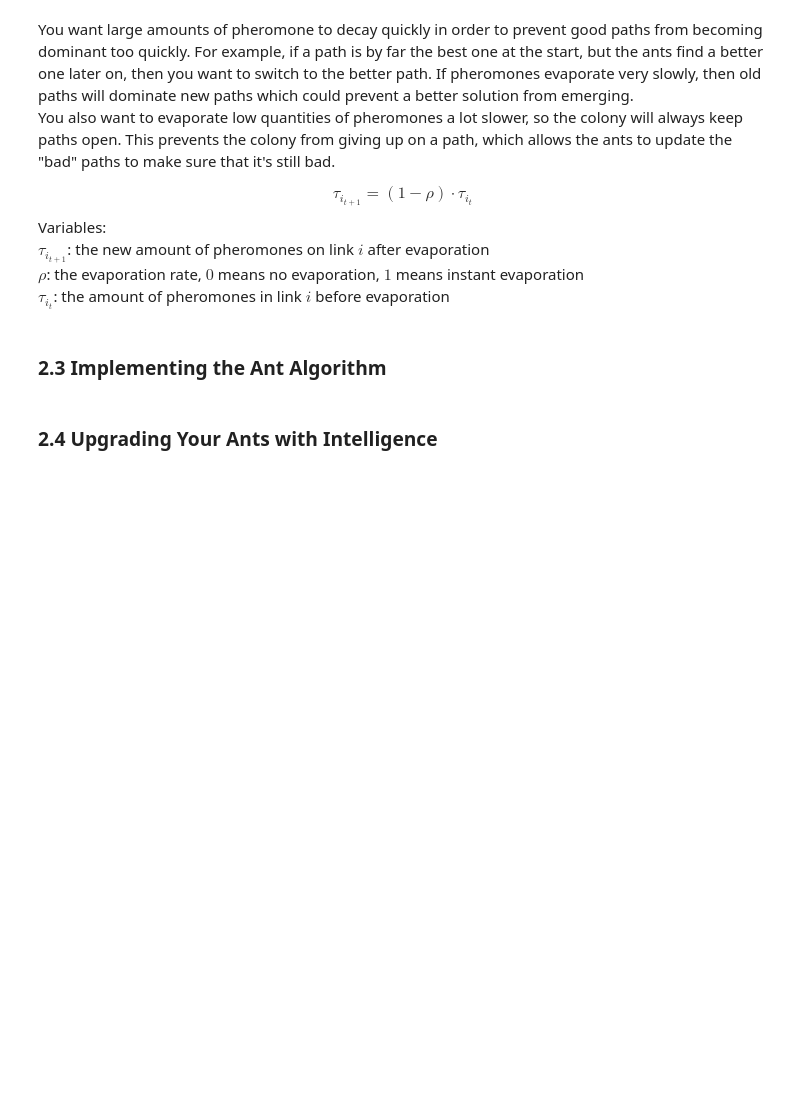
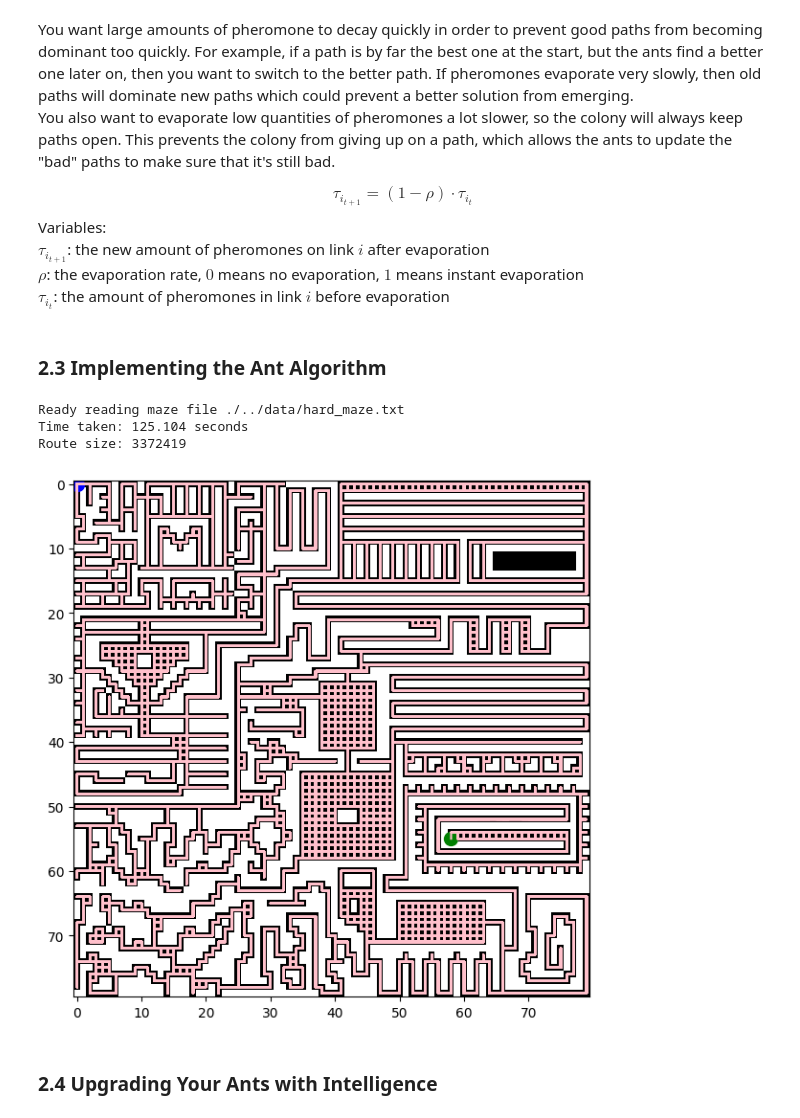
Before and after one commit to Eliminator1357/CI-ACOGA, a Jupyter notebook: src/Main.ipynb, the cells around one changed output. Drawn from its saved outputs; the diff is of its cells as text; code cells hidden in the pictures; blank space fills up the shorter version.

```diff
--- a/src/Main.ipynb
+++ b/src/Main.ipynb
@@ -176,7 +335,7 @@ class StandardAnt:
     @param maze: the Maze where the ant will try to find a route
     @param path_specification: the PathSpecification consisting of a start and an end coordinate
     """
-    def __init__(self, maze, path_specification):
+    def __init__(self, maze: Maze, path_specification: PathSpecification):
         self.maze = maze
         self.start = path_specification.get_start()
         self.end = path_specification.get_end()
@@ -187,6 +346,19 @@ class StandardAnt:
     Method that performs a single complete run through the maze by the ant
     @return the route found by the ant
     """
-    def find_route(self):
+    def find_route1(self):
         route = Route(self.start)
-        pass
+        # go to the next step until you find the end coordinate
+        while self.current_position != self.end:
+            surroundings = self.maze.get_surrounding_pheromone(self.current_position)
+            # take a random direction, but weighted by pheromone quantity
+            p = [0,0,0,0]
+            for i in range(4):
+                p[i] = surroundings.get(Direction(i))
+
+            idx = self.rand.choices([0, 1, 2, 3], weights=p, k=1)[0]
+            next_step = Direction(idx)
+            route.add(next_step)
+            self.current_position = self.current_position.add_direction(next_step)
+
+        return route
@@ -362,22 +422,31 @@ class AntColonyOptimization:
 # %%
 # Please keep your parameters for the ACO easily changeable here
-gen = 1
-no_gen = 1
+ants_per_gen = 1
+no_generations = 1
 q = 1600
 evap = 0.1
 
+maze_types = ["easy","medium","hard","insane","toy"]
+maze_type = maze_types[2]
 # Construct the optimization objects
-maze = Maze.create_maze("./../data/hard_maze.txt")
-spec = PathSpecification.read_coordinates("./../data/hard_coordinates.txt")
-aco = AntColonyOptimization(maze, gen, no_gen, q, evap)
+maze = Maze.create_maze(f"./../data/{maze_type}_maze.txt")
+spec = PathSpecification.read_coordinates(f"./../data/{maze_type}_coordinates.txt")
+aco = AntColonyOptimization(maze, ants_per_gen, no_generations, q, evap)
 
 start_time = int(round(time.time() * 1000))
-shortest_route = aco.find_shortest_route(spec)
+shortest_route = aco.find_shortest_route(spec, print_progress_bar=True)
+end_time = int(round(time.time() * 1000))
 
-print("Time taken: " + str((int(round(time.time() * 1000)) - start_time) / 1000.0))
-print("Route size: " + str(shortest_route.size()))
+print(f"Time taken: {(end_time - start_time) / 1000.0} seconds")
+print(f"Route size: {shortest_route.size()}")
+shortest_route.write_to_file(f"./../data/{maze_type}_solution.txt")
 
-shortest_route.write_to_file("./../data/hard_solution.txt")
+Visualizer.visualize_individual_path(maze, shortest_route, spec)
+# %% [output]
+Ready reading maze file ./../data/hard_maze.txt
+Time taken: 125.104 seconds
+Route size: 3372419
+[figure, added]
 # %% [markdown]
 ### 2.4 Upgrading Your Ants with Intelligence
 # %% [markdown]
```
Also changed, not shown: parts of 9 cells of this notebook, 1 other file.
